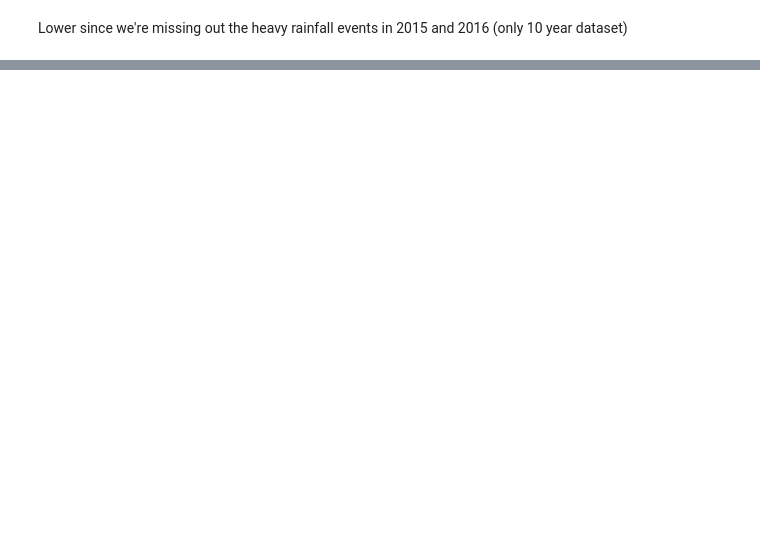
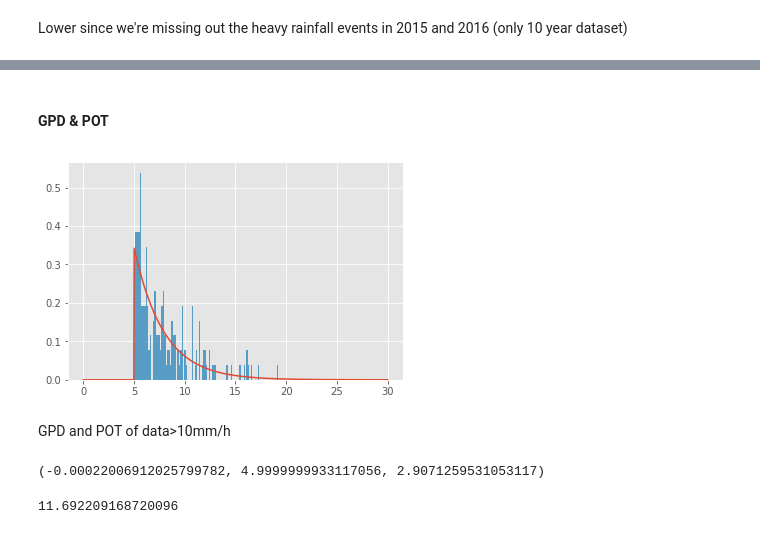
Before and after one commit to kriete/cie5703_notebooks, a Jupyter notebook: week_6_Rotterdam.ipynb, the cells around one changed output, grey strips where cells are left out. Saved outputs shown, nothing was run; the diff lists cells and outputs as text; code cells hidden in the pictures; blank space fills up the shorter version.

```diff
--- a/week_6_Rotterdam.ipynb
+++ b/week_6_Rotterdam.ipynb
@@ -393,0 +436,17 @@ Lower since we're missing out the heavy rainfall events in 2015 and 2016 (only 1
+# %% [markdown]
+#### GPD & POT
+# %%
+pdf_bm = plt.plot(x, genpareto.pdf(x, *genpareto.fit(y)))
+pdf_hist_bm = plt.hist(y, bins=100, normed=True, histtype='stepfilled', alpha=0.8)
+# %% [output]
+[figure, added]
+# %% [markdown]
+GPD and POT of data>10mm/h
+# %%
+genpareto.fit(y)
+# %% [output]
+(-0.00022006912025799782, 4.9999999933117056, 2.9071259531053117)
+# %%
+genpareto.ppf((1-1/10), *genpareto.fit(y))
+# %% [output]
+11.692209168720096
```
Also changed, not shown: parts of 54 cells of this notebook, 1 other file.
